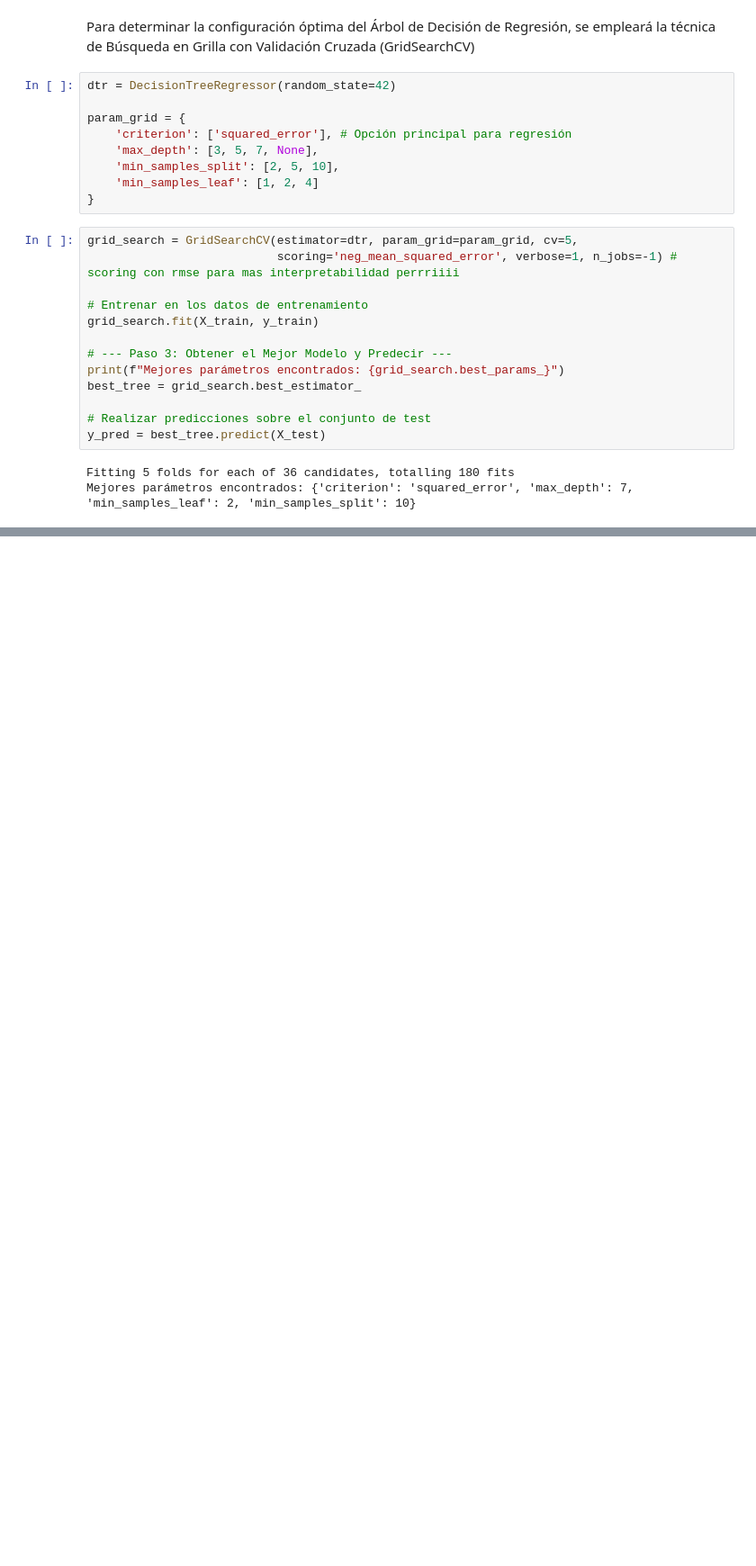
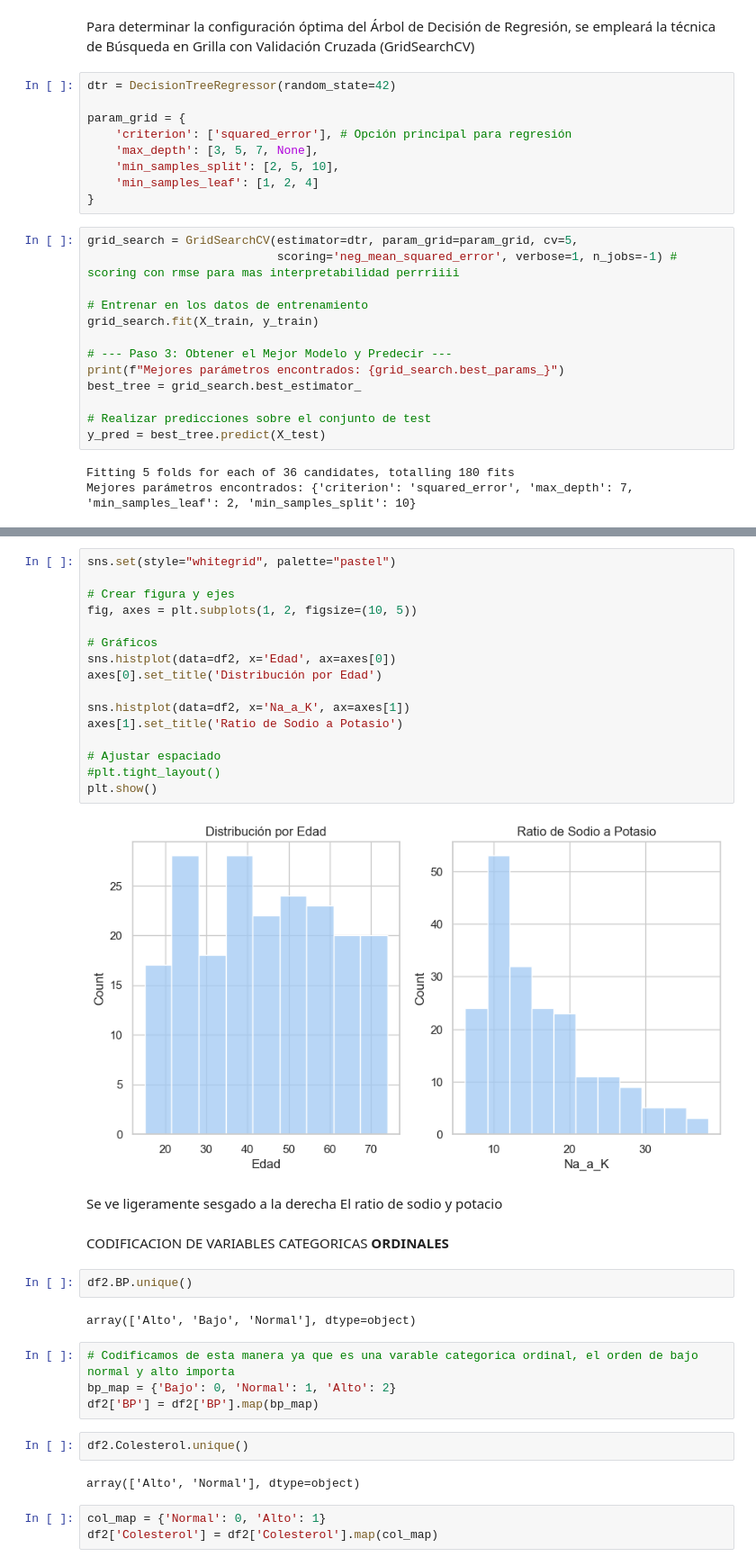
Before and after one commit to GenaCanciani/TP2-Mineria, a Jupyter notebook: tp2.ipynb, the cells around one changed output, grey strips where cells are left out. Shown: that part at 90% size. Cells and saved outputs as stored; diff of their text form; blank space fills up the shorter version.

```diff
--- a/tp2.ipynb
+++ b/tp2.ipynb
@@ -263,0 +347,37 @@ Raíz del Error Cuadrático Medio (RMSE): 3687.43
+# %%
+sns.set(style="whitegrid", palette="pastel")
+
+# Crear figura y ejes
+fig, axes = plt.subplots(1, 2, figsize=(10, 5))
+
+# Gráficos
+sns.histplot(data=df2, x='Edad', ax=axes[0])
+axes[0].set_title('Distribución por Edad')
+
+sns.histplot(data=df2, x='Na_a_K', ax=axes[1])
+axes[1].set_title('Ratio de Sodio a Potasio')
+
+# Ajustar espaciado
+#plt.tight_layout()
+plt.show()
+# %% [output]
+[figure, added]
+# %% [markdown]
+Se ve ligeramente sesgado a la derecha El ratio de sodio y potacio
+# %% [markdown]
+CODIFICACION DE VARIABLES CATEGORICAS **ORDINALES**
+# %%
+df2.BP.unique()
+# %% [output]
+array(['Alto', 'Bajo', 'Normal'], dtype=object)
+# %%
+# Codificamos de esta manera ya que es una varable categorica ordinal, el orden de bajo normal y alto importa
+bp_map = {'Bajo': 0, 'Normal': 1, 'Alto': 2}
+df2['BP'] = df2['BP'].map(bp_map)
+# %%
+df2.Colesterol.unique()
+# %% [output]
+array(['Alto', 'Normal'], dtype=object)
+# %%
+col_map = {'Normal': 0, 'Alto': 1}
+df2['Colesterol'] = df2['Colesterol'].map(col_map)
```
Also changed, not shown: parts of 31 cells of this notebook.
